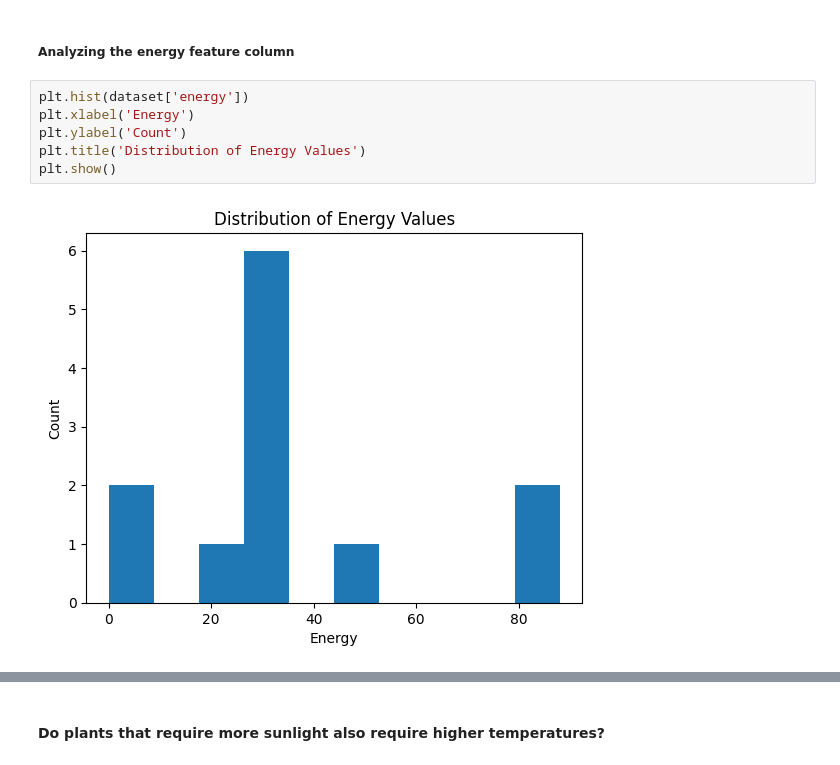
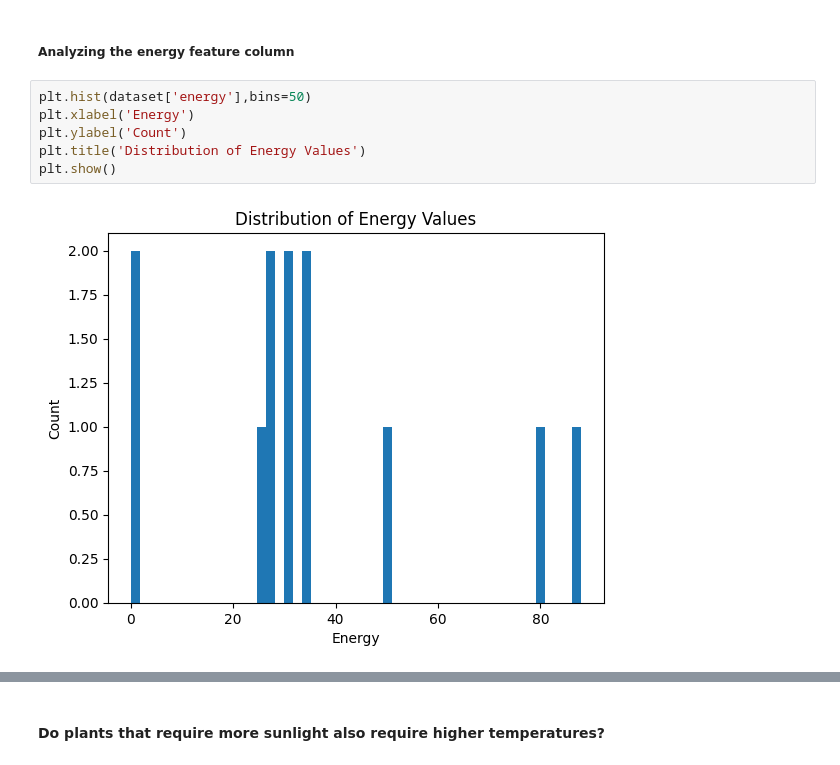
Before and after one commit to aaditbaldha2002/TidyTuesday_challenges, a Jupyter notebook: 2026/2026-02-03/eda.ipynb, the cells around one changed output, grey strips where cells are left out. Drawn from its saved outputs; the diff is of its cells as text.

```diff
--- a/2026/2026-02-03/eda.ipynb
+++ b/2026/2026-02-03/eda.ipynb
@@ -465,10 +466,10 @@ dataset.head()
 # %% [markdown]
 ##### Analyzing the energy feature column
 # %%
-plt.hist(dataset['energy'])
+plt.hist(dataset['energy'],bins=50)
 plt.xlabel('Energy')
 plt.ylabel('Count')
 plt.title('Distribution of Energy Values')
 plt.show()
 # %% [output]
-[figure, old version]
+[figure, new version]
```
Also changed, not shown: parts of 5 cells of this notebook.
